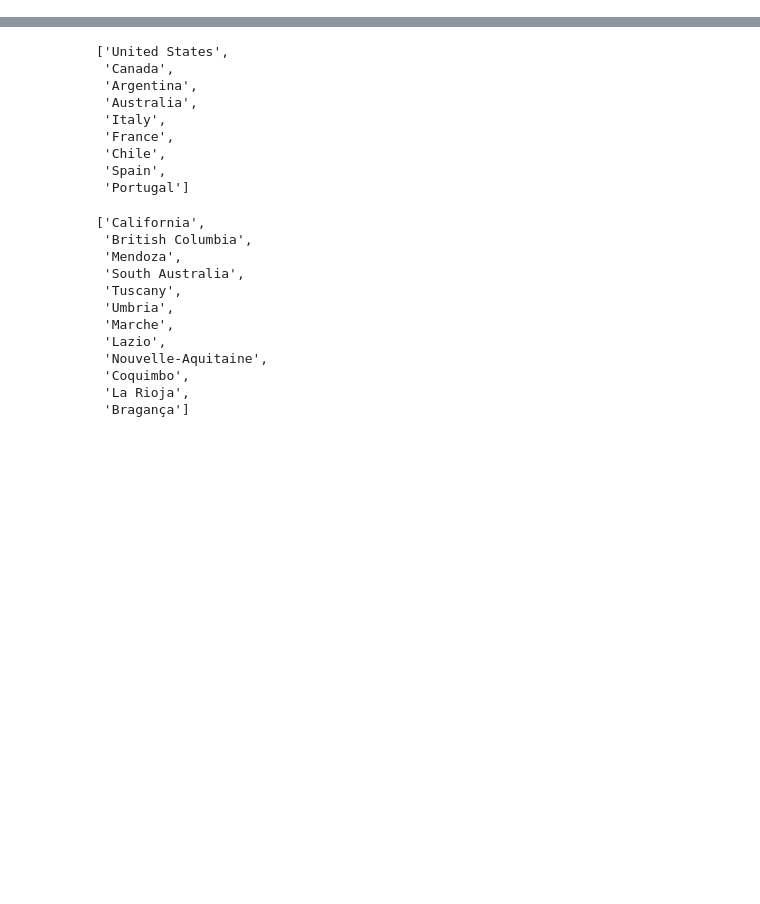
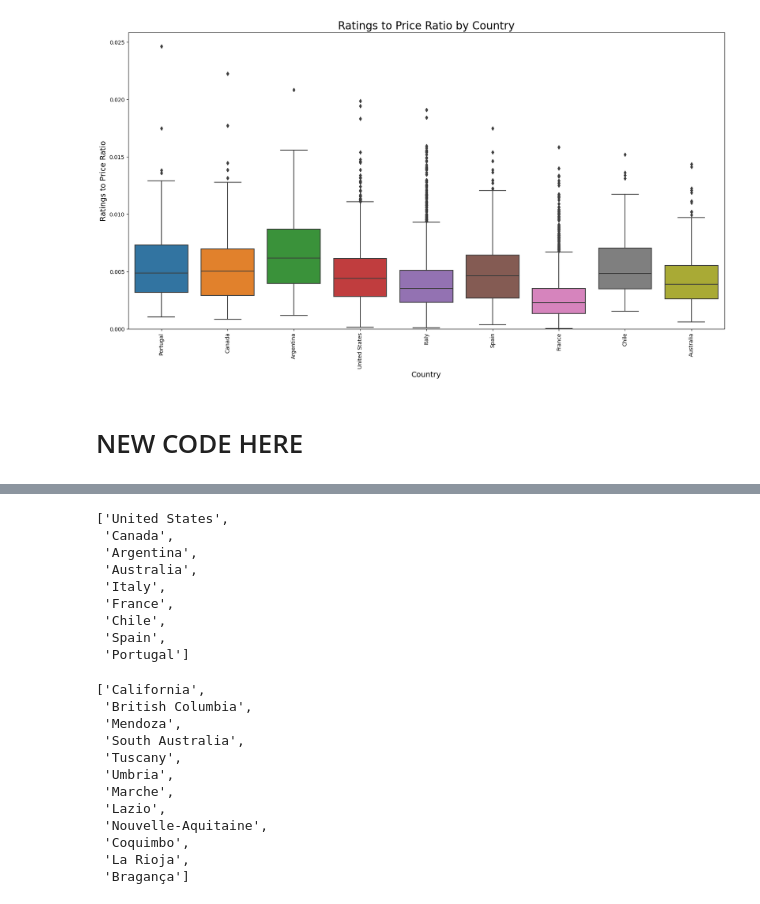
Before and after one commit to willhall2001/BreakinBadCode, a Jupyter notebook: 09_Plotly.ipynb, the cells around one changed output, grey strips where cells are left out. Saved outputs shown, nothing was run; the diff lists cells and outputs as text; code cells hidden in the pictures; blank space fills up the shorter version.

```diff
--- a/09_Plotly.ipynb
+++ b/09_Plotly.ipynb
@@ -9,0 +24,2 @@ import geopandas as gpd
+# %%
+wine_df = wine_df.drop(columns = ['id','url_idx'])
@@ -9,0 +53,3 @@ import geopandas as gpd
+# %%
+filtered_wine_df = wine_df[wine_df['Country'].isin(countries)]
+filtered_wine_df['Country'].unique()
@@ -9,0 +88,10 @@ import geopandas as gpd
+# %%
+# Remove outliers based on number of ratings
+
+# Calculate the 25th percentile threshold
+low_ratings_threshold = filtered_wine_df['Num_Ratings'].quantile(0.25)
+
+# Filter out wines with number of ratings greater than the 25th percentile
+filtered_wine_df = filtered_wine_df[filtered_wine_df['Num_Ratings']>= low_ratings_threshold]
+
+filtered_wine_df
@@ -9,0 +112,19 @@ import geopandas as gpd
+# %%
+# Create a copy to avoid SettingWithCopyWarning
+filtered_wine_df = filtered_wine_df.copy()
+
+#calculate min and max ratings
+min_rating = low_rating_threshold
+# filtered_wine_df['Rating'].min()
+max_rating = filtered_wine_df['Rating'].max()
+
+# Create a column for normalized ratings and calculate the rating-to-price ratio
+filtered_wine_df['Normalized_Rating'] = (filtered_wine_df['Rating'] - min_rating) / (max_rating - min_rating)
+filtered_wine_df['ratings_to_price_ratio'] = filtered_wine_df['Normalized_Rating'] / filtered_wine_df['Price']
+
+# Sort by 'ratings_to_price__ratio' and get the top 10
+filtered_wine_df = filtered_wine_df.sort_values(by = 'ratings_to_price_ratio', ascending = False)
+
+filtered_wine_df = filtered_wine_df.reset_index(drop = True)
+
+filtered_wine_df
@@ -10,3 +145,17 @@ import geopandas as gpd
+# %%
+plt.figure(figsize=(20, 10))
+sns.boxplot(x='Country', y='ratings_to_price_ratio', data=filtered_wine_df)
+plt.xlabel("Country", fontsize = 14)
+plt.ylabel("Ratings to Price Ratio", fontsize = 14)
+plt.title("Ratings to Price Ratio by Country", fontsize = 20)
+plt.xticks(rotation=90)
+plt.ylim(bottom=0)
+
+plt.show()
+# %% [output]
+[figure, added]
+# %% [markdown]
+# NEW CODE HERE
 # %%
 wine_df = pd.read_csv('Final_DataFrames\FINAL_training_data_Model2_FINAL.csv')
 # %%
```
Also changed, not shown: parts of 18 cells of this notebook, 3 other files.
